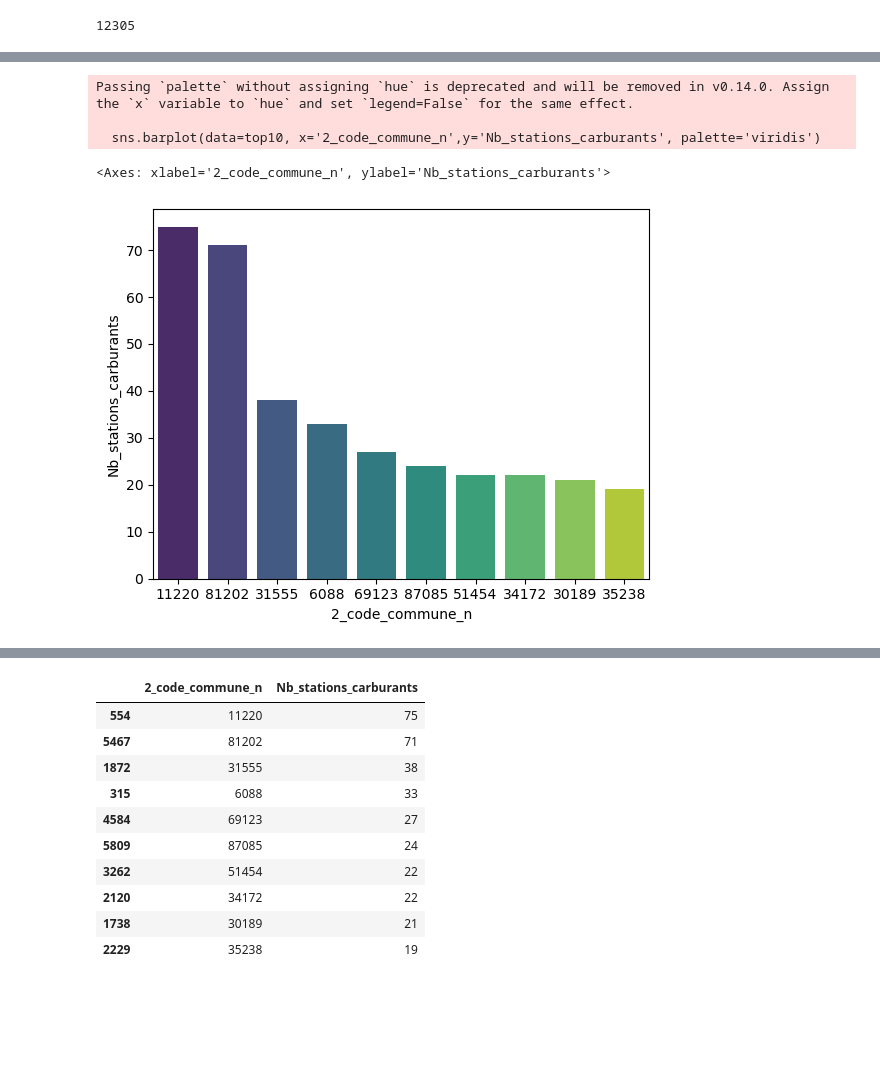
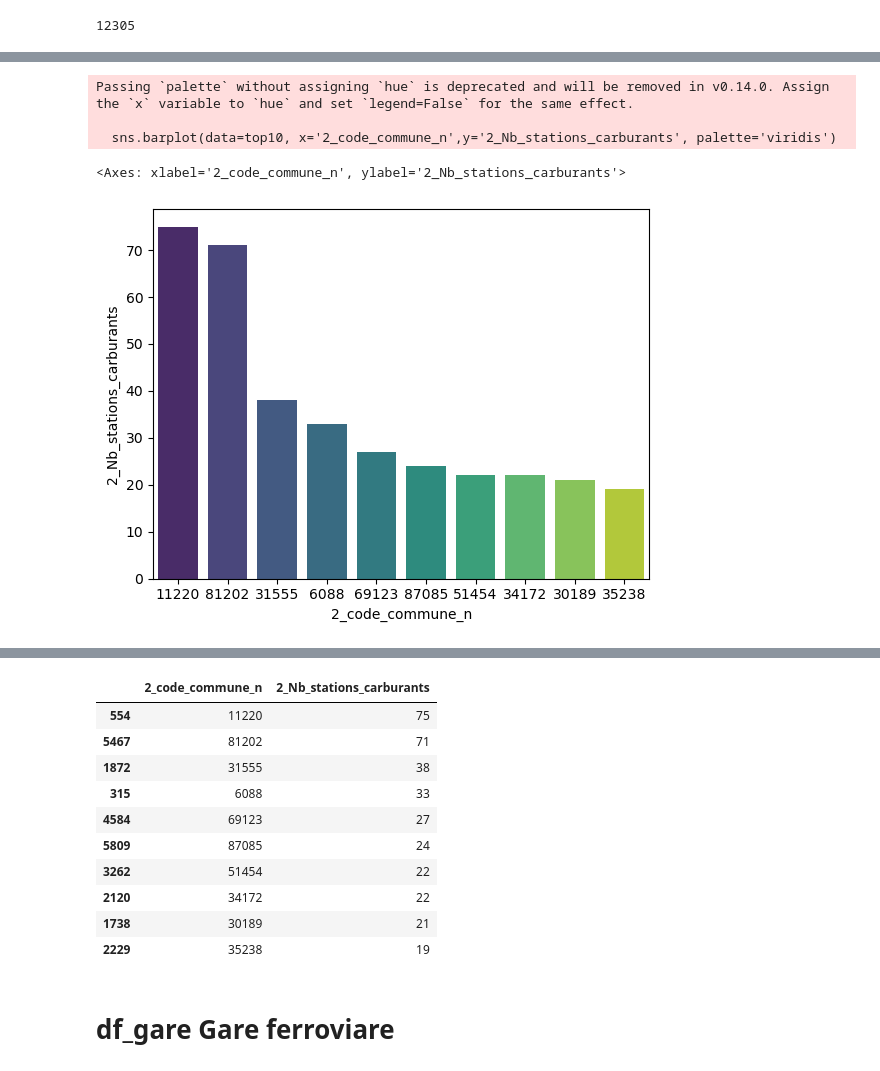
Before and after one commit to FilRougeMobilite/Mobilite, a Jupyter notebook: Merge_BornesCommunes.ipynb, the cells around one changed output, grey strips where cells are left out. Drawn from its saved outputs; the diff is of its cells as text; code cells hidden in the pictures; blank space fills up the shorter version.

```diff
--- a/Merge_BornesCommunes.ipynb
+++ b/Merge_BornesCommunes.ipynb
@@ -540,6 +542,6 @@ df_carb[df_carb['2_code_commune_n'].isna()].shape
 (0, 25)
 # %%
 df_carb_unique_nb = pd.DataFrame(df_carb.groupby(by=['2_code_commune_n']).size())
-df_carb_unique_nb.rename(columns={0: 'Nb_stations_carburants'}, inplace=True)
+df_carb_unique_nb.rename(columns={0: '2_Nb_stations_carburants'}, inplace=True)
 df_carb_unique_nb.reset_index(inplace=True)
 # %%
@@ -575,14 +577,14 @@ sns.histplot(data=df_carb_unique_nb, x='Nb_stations_carburants', bins=100)
 # %%
 # plot a bar plot of the 10  '1_code_commune_n' which have the highest number of 'Nb_bornes_électriques'
-top10 = df_carb_unique_nb.sort_values(by=['Nb_stations_carburants'], ascending=False)[:10]
+top10 = df_carb_unique_nb.sort_values(by=['2_Nb_stations_carburants'], ascending=False)[:10]
 top10['2_code_commune_n'] = top10['2_code_commune_n'].astype(str)
-sns.barplot(data=top10, x='2_code_commune_n',y='Nb_stations_carburants', palette='viridis')
+sns.barplot(data=top10, x='2_code_commune_n',y='2_Nb_stations_carburants', palette='viridis')
 # %% [output]
 Passing `palette` without assigning `hue` is deprecated and will be removed in v0.14.0. Assign the `x` variable to `hue` and set `legend=False` for the same effect.
 
-  sns.barplot(data=top10, x='2_code_commune_n',y='Nb_stations_carburants', palette='viridis')
+  sns.barplot(data=top10, x='2_code_commune_n',y='2_Nb_stations_carburants', palette='viridis')
-<Axes: xlabel='2_code_commune_n', ylabel='Nb_stations_carburants'>
+<Axes: xlabel='2_code_commune_n', ylabel='2_Nb_stations_carburants'>
-[figure, old version]
+[figure, new version]
 # %%
 df_carb[df_carb['2_code_commune_n']==11220]
 # %% [output]
@@ -606,7 +608,7 @@ df_carb[df_carb['2_code_commune_n']==11220]
 # %%
 top10
 # %% [output]
-|  | 2_code_commune_n | Nb_stations_carburants |
+|  | 2_code_commune_n | 2_Nb_stations_carburants |
 | 554 | 11220 | 75 |
 | 5467 | 81202 | 71 |
 | 1872 | 31555 | 38 |
@@ -622,0 +627,2 @@ df_carb_unique_nb.to_csv('./Tables_traitees/df_carb_nb_par_commune.csv', index=F
+# %% [markdown]
+# df_gare Gare ferroviare
```
Also changed, not shown: parts of 80 cells of this notebook, 9 other files.
